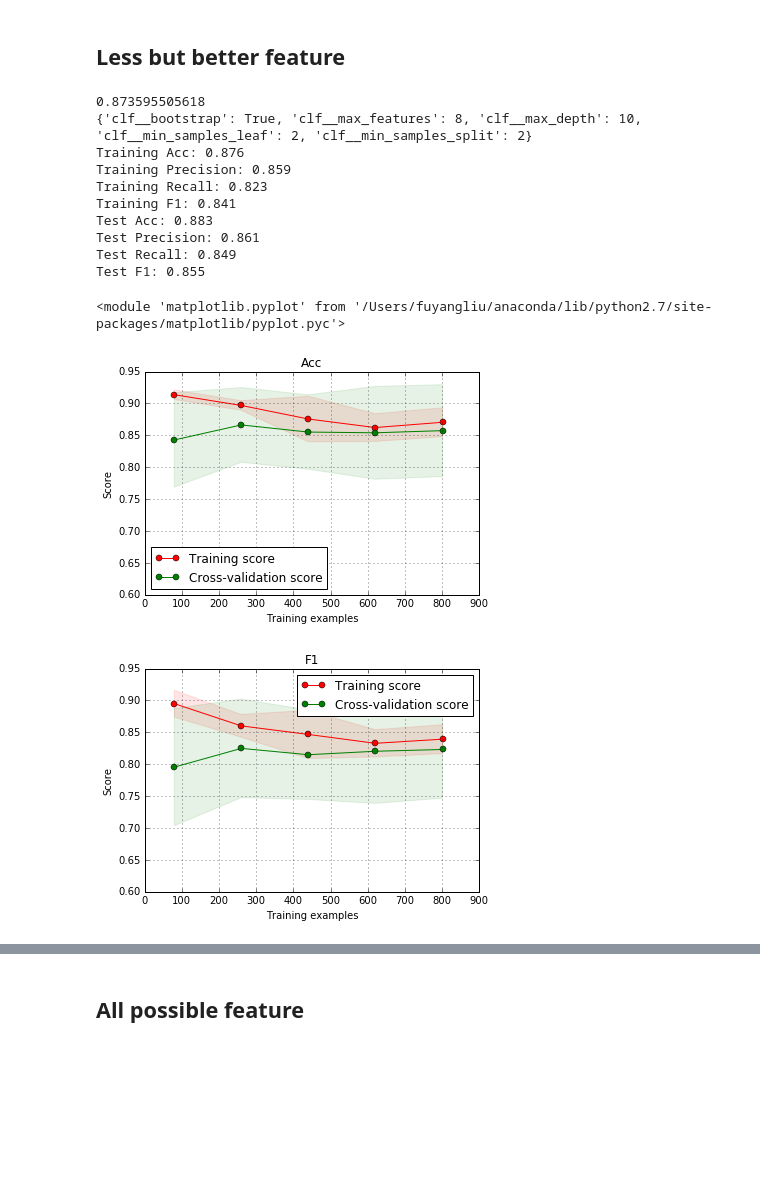
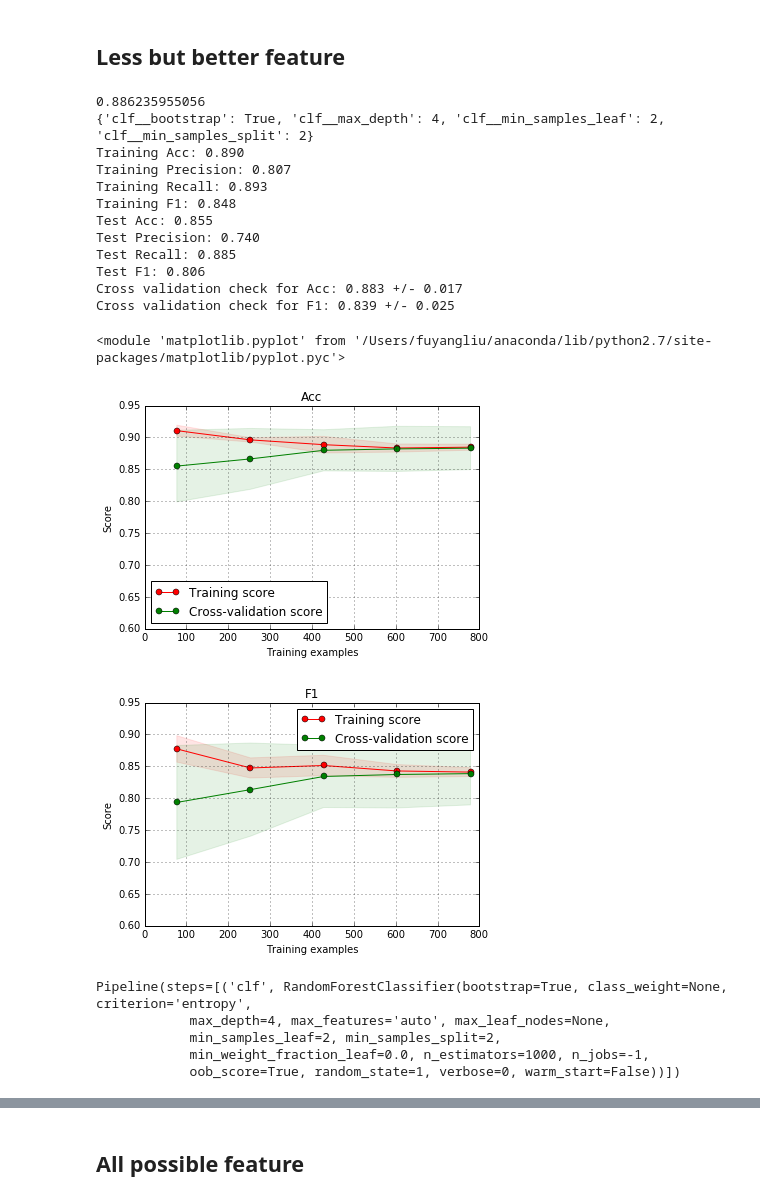
Before and after one commit to liufuyang/titanic, a Jupyter notebook: 2.SimpleModels/2.RandomForest.ipynb, the cells around one changed output, grey strips where cells are left out. Drawn from its saved outputs; the diff is of its cells as text; code cells hidden in the pictures; blank space fills up the shorter version.

```diff
--- a/2.SimpleModels/2.RandomForest.ipynb
+++ b/2.SimpleModels/2.RandomForest.ipynb
@@ -68,9 +68,9 @@ df_d_.describe()
 # %%
 from sklearn.cross_validation import train_test_split
 
-X, y = df_d_.iloc[:].values, df['Survived'].values
+X, y = df_d_, df['Survived']
 
-X_train, X_test, y_train, y_test = train_test_split(X, y, test_size=0.2, random_state=33)
+X_train, X_test, y_train, y_test = train_test_split(X, y, test_size=0.2, random_state=1)
 # %%
 from sklearn.pipeline import Pipeline
 
@@ -90,28 +90,28 @@ from sklearn.metrics import accuracy_score, precision_score, recall_score, f1_sc
 from sklearn.grid_search import GridSearchCV
 
 pipe = Pipeline([
-        ('scaler', StandardScaler()),
+        #('scaler', StandardScaler()),
         #('pca', KernelPCA(kernel='rbf')),
         #('clf', LogisticRegression(random_state=1, class_weight={0:0.35, 1:0.65}))
         #('clf', KNeighborsClassifier())
-        ('clf', RandomForestClassifier(n_estimators=500,
+        ('clf', RandomForestClassifier(n_estimators=1000,
                                        criterion='entropy',
                                        random_state=1,
                                        #min_samples_split=1,
                                        #min_samples_leaf=1,
-                                       #max_features=2,
+                                       max_features='auto',
                                        bootstrap=True,
                                        oob_score=True,
                                        #max_depth=4,
                                        #max_features=4,
-                                       class_weight={0:0.2, 1:0.8},
+                                       #class_weight={0:0.2, 1:0.8},
                                        n_jobs=-1))
     ])
 
 
 bootstrap_range = [True]
 clf_max_features_range = [ 8]
-clf_max_depth_range = [ 10, 20,30]
+clf_max_depth_range = [ 3, 4]
 clf_min_samples_leaf_range = [2]
 clf_min_samples_split_range = [2]
 
@@ -119,7 +119,7 @@ clf_min_samples_split_range = [2]
 param_grid = [
     {
         'clf__bootstrap': bootstrap_range,
-        'clf__max_features': clf_max_features_range,
+        #'clf__max_features': clf_max_features_range,
         'clf__max_depth': clf_max_depth_range,
         'clf__min_samples_leaf': clf_min_samples_leaf_range,
         'clf__min_samples_split' : clf_min_samples_split_range
@@ -231,50 +233,66 @@ Test F1: 0.789
 # %% [markdown]
 ## Less but better feature
 # %%
-feature4= ['Pclass','FamilySize','FamilySurvived', 'FamilyDied',
+feature4= ['Pclass','FamilySurvived', 'FamilyDied',
            'Title_s_Master', 'Title_s_Miss', 'Title_s_Mr', 'Title_s_Mrs',
-           'Cabin_s_G', 'Cabin_s_M', 'Cabin_s_X',
           ]
 
 df_d_ = df_d[feature4]
 df_d_test_ = df_d_test[feature4]
 
-X, y = df_d_.iloc[:].values, df['Survived'].values
-X_train, X_test, y_train, y_test = train_test_split(X, y, test_size=0.2, random_state=33)
+X, y = df_d_, df['Survived']
+X_train, X_test, y_train, y_test = train_test_split(X, y, test_size=0.2, random_state=1)
 
 gs = gs.fit(X_train, y_train)
 
 print gs.best_score_
 
 print gs.best_params_
 
 print( 'Training Acc: %.3f' % accuracy_score(gs.predict(X_train), y_train))
 print( 'Training Precision: %.3f' % precision_score(gs.predict(X_train), y_train))
 print( 'Training Recall: %.3f' % recall_score(gs.predict(X_train), y_train))
 print( 'Training F1: %.3f' % f1_score(gs.predict(X_train), y_train))
 
 print( 'Test Acc: %.3f' % accuracy_score(gs.predict(X_test), y_test))
 print( 'Test Precision: %.3f' % precision_score(gs.predict(X_test), y_test))
 print( 'Test Recall: %.3f' % recall_score(gs.predict(X_test), y_test))
 print( 'Test F1: %.3f' % f1_score(gs.predict(X_test), y_test))
 
+
+scores = cross_validation.cross_val_score(gs.best_estimator_, X, y, scoring='accuracy', cv=8, n_jobs=-1)
+print('Cross validation check for Acc: %.3f +/- %.3f' % (np.mean(scores), np.std(scores)))
+
+scores = cross_validation.cross_val_score(gs.best_estimator_, X, y, scoring='f1', cv=8, n_jobs=-1)
+print('Cross validation check for F1: %.3f +/- %.3f' % (np.mean(scores), np.std(scores)))
+
 from plot_learning_curve import plot_learning_curve
 
-plot_learning_curve(gs.best_estimator_, 'Acc', X, y, ylim=(0.6, 0.95), cv=10,
+plot_learning_curve(gs.best_estimator_, 'Acc', X, y, ylim=(0.6, 0.95), cv=8,
                         n_jobs=-1, train_sizes=np.linspace(.1, 1.0, 5),scoring='accuracy')
-plot_learning_curve(gs.best_estimator_, 'F1', X, y, ylim=(0.6, 0.95), cv=10,
+plot_learning_curve(gs.best_estimator_, 'F1', X, y, ylim=(0.6, 0.95), cv=8,
                         n_jobs=-1, train_sizes=np.linspace(.1, 1.0, 5),scoring='f1')
 # %% [output]
-0.873595505618
-{'clf__bootstrap': True, 'clf__max_features': 8, 'clf__max_depth': 10, 'clf__min_samples_leaf': 2, 'clf__min_samples_split': 2}
-Training Acc: 0.876
-Training Precision: 0.859
-Training Recall: 0.823
-Training F1: 0.841
-Test Acc: 0.883
-Test Precision: 0.861
-Test Recall: 0.849
-Test F1: 0.855
+0.886235955056
+{'clf__bootstrap': True, 'clf__max_depth': 4, 'clf__min_samples_leaf': 2, 'clf__min_samples_split': 2}
+Training Acc: 0.890
+Training Precision: 0.807
+Training Recall: 0.893
+Training F1: 0.848
+Test Acc: 0.855
+Test Precision: 0.740
+Test Recall: 0.885
+Test F1: 0.806
+Cross validation check for Acc: 0.883 +/- 0.017
+Cross validation check for F1: 0.839 +/- 0.025
 <module 'matplotlib.pyplot' from '/Users/fuyangliu/anaconda/lib/python2.7/site-packages/matplotlib/pyplot.pyc'>
-[figure, old version]
+[figure, new version]
-[figure, old version]
+[figure, new version]
+# %%
+gs.best_estimator_
+# %% [output]
+Pipeline(steps=[('clf', RandomForestClassifier(bootstrap=True, class_weight=None, criterion='entropy',
+            max_depth=4, max_features='auto', max_leaf_nodes=None,
+            min_samples_leaf=2, min_samples_split=2,
+            min_weight_fraction_leaf=0.0, n_estimators=1000, n_jobs=-1,
+            oob_score=True, random_state=1, verbose=0, warm_start=False))])
```
Also changed, not shown: parts of 8 cells of this notebook, 1 other file.
